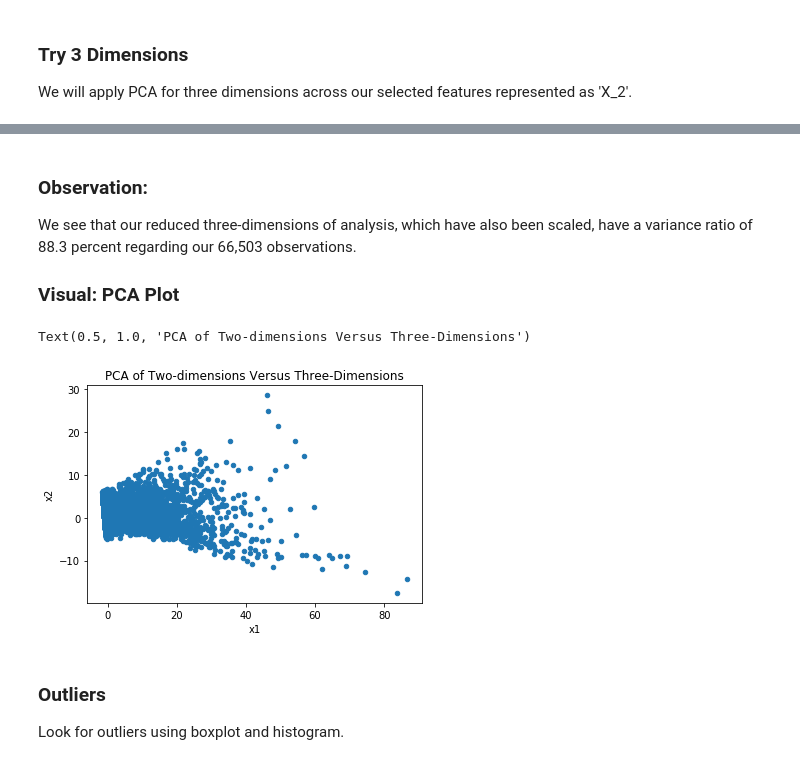
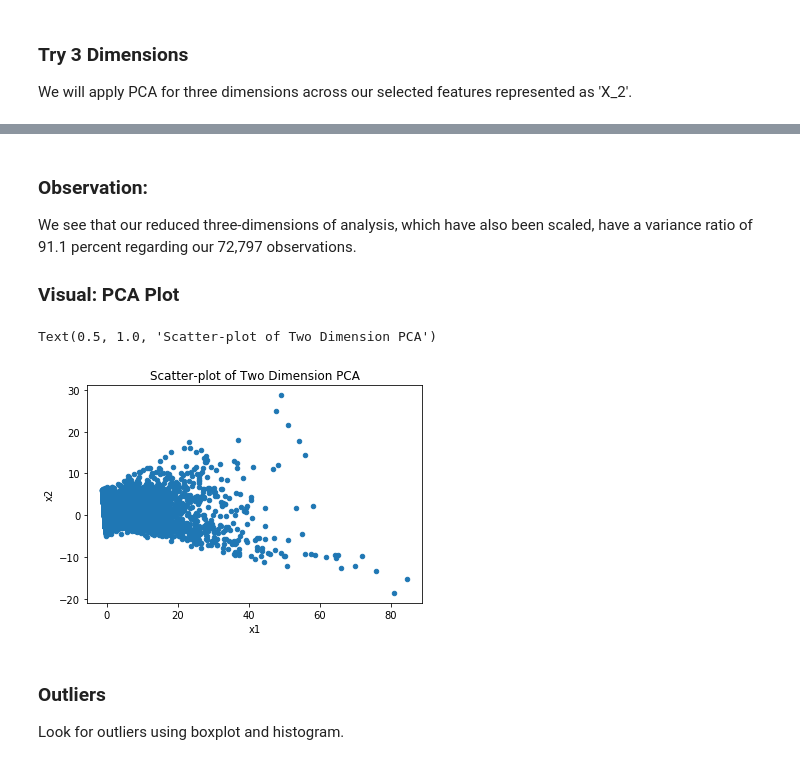
Before and after one commit to pitaconsumer/Capstone_3_Similarity-Models, a Jupyter notebook: Capstone 3_Unsupervised Learning-PCA.ipynb, the cells around one changed output, grey strips where cells are left out. Cells and saved outputs as stored; diff of their text form; code cells hidden in the pictures.

```diff
--- a/Capstone 3_Unsupervised Learning-PCA.ipynb
+++ b/Capstone 3_Unsupervised Learning-PCA.ipynb
@@ -103,0 +125,4 @@ missing_data.head(20)
+# %%
+# We will DROP ALL nulls!!!
+
+this_is_your_base_just_use_this = movie_recs.dropna(axis='columns',thresh=81273-4300).dropna()
@@ -173 +226,18 @@ movie_recs1
+# %%
+## Define X_1
+X_1 = this_is_your_base_just_use_this[['avg_vote',
+ 'votes',
+ 'total_votes',
+ 'mean_vote',
+ 'median_vote',
+ 'votes_10',
+ 'votes_9',
+ 'votes_8',
+ 'votes_7',
+ 'votes_6',
+ 'votes_5',
+ 'votes_4',
+ 'votes_3',
+ 'votes_2',
+ 'votes_1']]
 # %%
@@ -227,7 +272,7 @@ scaled_data = preprocessing.scale(X_2)
 ## We get the components by calling fit_transform method with our data
     #~ pca_components = pca.fit_transform(X)
 pca_two_dim = PCA(2)
-X_pca = pca_two_dim.fit_transform(preprocessing.scale(X_2))
+X_pca_2d = pca_two_dim.fit_transform(preprocessing.scale(X_1))
 # %%
 sum(pca_two_dim.explained_variance_ratio_)
 # %% [output]
@@ -266,14 +310,14 @@ sum(pca_three_dim.explained_variance_ratio_)
 # %% [markdown]
 ### Observation:
-We see that our reduced three-dimensions of analysis, which have also been scaled, have a variance ratio of 88.3 percent regarding our 66,503 observations.
+We see that our reduced three-dimensions of analysis, which have also been scaled, have a variance ratio of 91.1 percent regarding our 72,797 observations.
 
 ### Visual: PCA Plot
 # %%
-pd.DataFrame(X_pca, columns=['x1', 'x2']).plot.scatter(x='x1', y='x2')
-plt.title('PCA of Two-dimensions Versus Three-Dimensions')
+pd.DataFrame(X_pca_2d, columns=['x1', 'x2']).plot.scatter(x='x1', y='x2')
+plt.title('Scatter-plot of Two Dimension PCA')
 # %% [output]
-Text(0.5, 1.0, 'PCA of Two-dimensions Versus Three-Dimensions')
+Text(0.5, 1.0, 'Scatter-plot of Two Dimension PCA')
-[figure, old version]
+[figure, new version]
 # %% [markdown]
 ### Outliers
 Look for outliers using boxplot and histogram.
```
Also changed, not shown: parts of 44 cells of this notebook.
